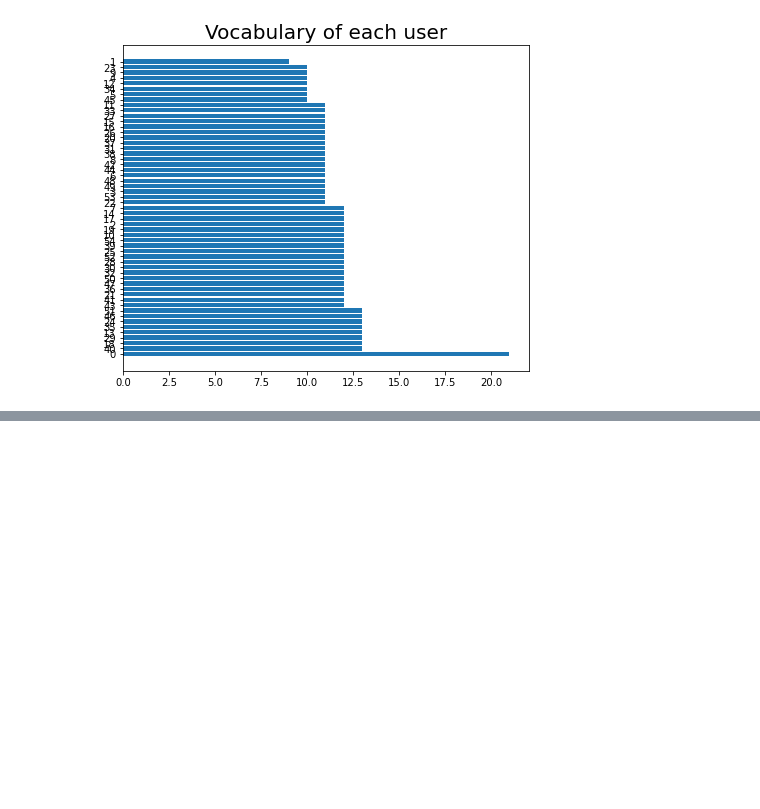
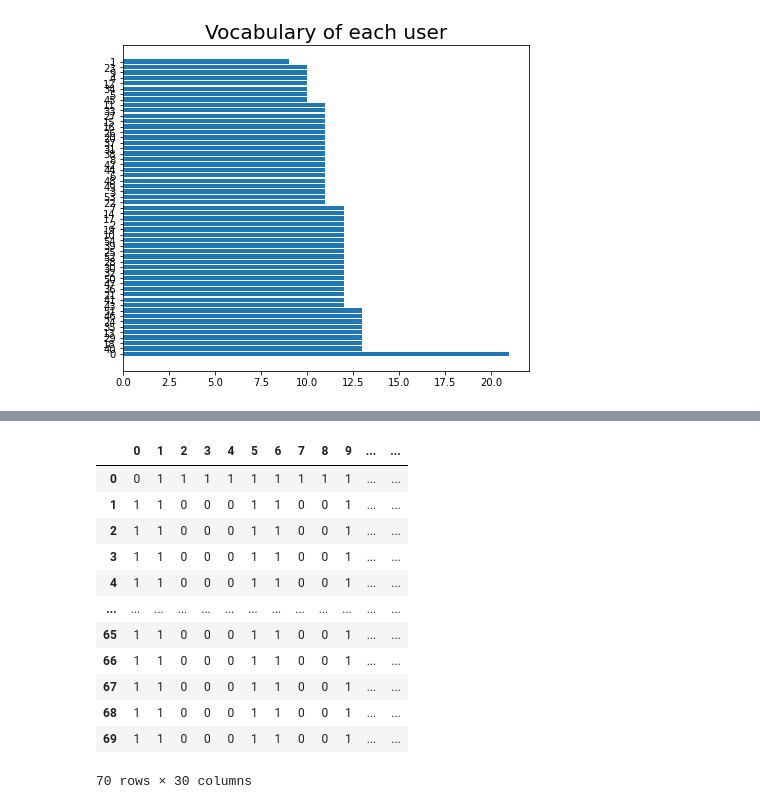
Before and after one commit to Ivystrode/stt, a Jupyter notebook: web_displayer/data_showing.ipynb, the cells around one changed output, grey strips where cells are left out. Drawn from its saved outputs; the diff is of its cells as text; code cells hidden in the pictures; blank space fills up the shorter version.

```diff
--- a/web_displayer/data_showing.ipynb
+++ b/web_displayer/data_showing.ipynb
@@ -346,0 +383,11 @@ plt.show()
+# %%
+from nltk import word_tokenize, pos_tag # pos tag is parts of speech tag
+
+def nouns(text):
+    """
+    Pull nouns from a string of text
+    """
+    is_noun = lambda pos: pos[:2] == "NN" # the symbol for a noun as used by linguists
+    tokenized = word_tokenize(text)
+    all_nouns = [word for (word, pos) in pos_tag(tokenized) if is_noun(pos)]
+    return ' '.join(all_nouns)
@@ -346,0 +396,4 @@ plt.show()
+# %%
+data_clean = pd.read_pickle("Cleaned_corpus.pkl")
+data_clean = data_clean.transpose()
+data_clean
@@ -346,0 +413,6 @@ plt.show()
+# %%
+# stringify integers so we don't get cannot lower() an int error with the count vectorizer
+for idx, cell in enumerate(data_clean):
+    data_clean[idx] = str(data_clean[idx])
+# data_clean = data_clean.apply(str(data_clean))
+data_clean
@@ -346,0 +432,5 @@ plt.show()
+# %%
+# and now apply the noun-ification
+data_nouns = pd.DataFrame(data_clean.apply(nouns))
+data_nouns = data_nouns.transpose()
+data_nouns
@@ -346,0 +441,24 @@ plt.show()
+# %%
+# re add the stop words since we are recreating the document term matrix
+from sklearn.feature_extraction import text
+from sklearn.feature_extraction.text import CountVectorizer
+data_nouns.rename(columns={0 :'tweets'})
+cvn = CountVectorizer(stop_words="english")
+data_cvn = cvn.fit_transform(data_nouns.iloc[0]) # so...turns out i had to use iloc to select the first row??
+data_dtmn = pd.DataFrame(data_cvn.toarray()) # converts to an array and labels the columns
+data_dtmn.index = data_nouns.columns # use .columns not .index and it worked
+data_dtmn
+# %% [output]
+|  | 0 | 1 | 2 | 3 | 4 | 5 | 6 | 7 | 8 | 9 | ... | ... |
+| 0 | 0 | 1 | 1 | 1 | 1 | 1 | 1 | 1 | 1 | 1 | ... | ... |
+| 1 | 1 | 1 | 0 | 0 | 0 | 1 | 1 | 0 | 0 | 1 | ... | ... |
+| 2 | 1 | 1 | 0 | 0 | 0 | 1 | 1 | 0 | 0 | 1 | ... | ... |
+| 3 | 1 | 1 | 0 | 0 | 0 | 1 | 1 | 0 | 0 | 1 | ... | ... |
+| 4 | 1 | 1 | 0 | 0 | 0 | 1 | 1 | 0 | 0 | 1 | ... | ... |
+| ... | ... | ... | ... | ... | ... | ... | ... | ... | ... | ... | ... | ... |
+| 65 | 1 | 1 | 0 | 0 | 0 | 1 | 1 | 0 | 0 | 1 | ... | ... |
+| 66 | 1 | 1 | 0 | 0 | 0 | 1 | 1 | 0 | 0 | 1 | ... | ... |
+| 67 | 1 | 1 | 0 | 0 | 0 | 1 | 1 | 0 | 0 | 1 | ... | ... |
+| 68 | 1 | 1 | 0 | 0 | 0 | 1 | 1 | 0 | 0 | 1 | ... | ... |
+| 69 | 1 | 1 | 0 | 0 | 0 | 1 | 1 | 0 | 0 | 1 | ... | ... |
+70 rows × 30 columns
```
Also changed, not shown: parts of 15 cells of this notebook, 10 other files.
